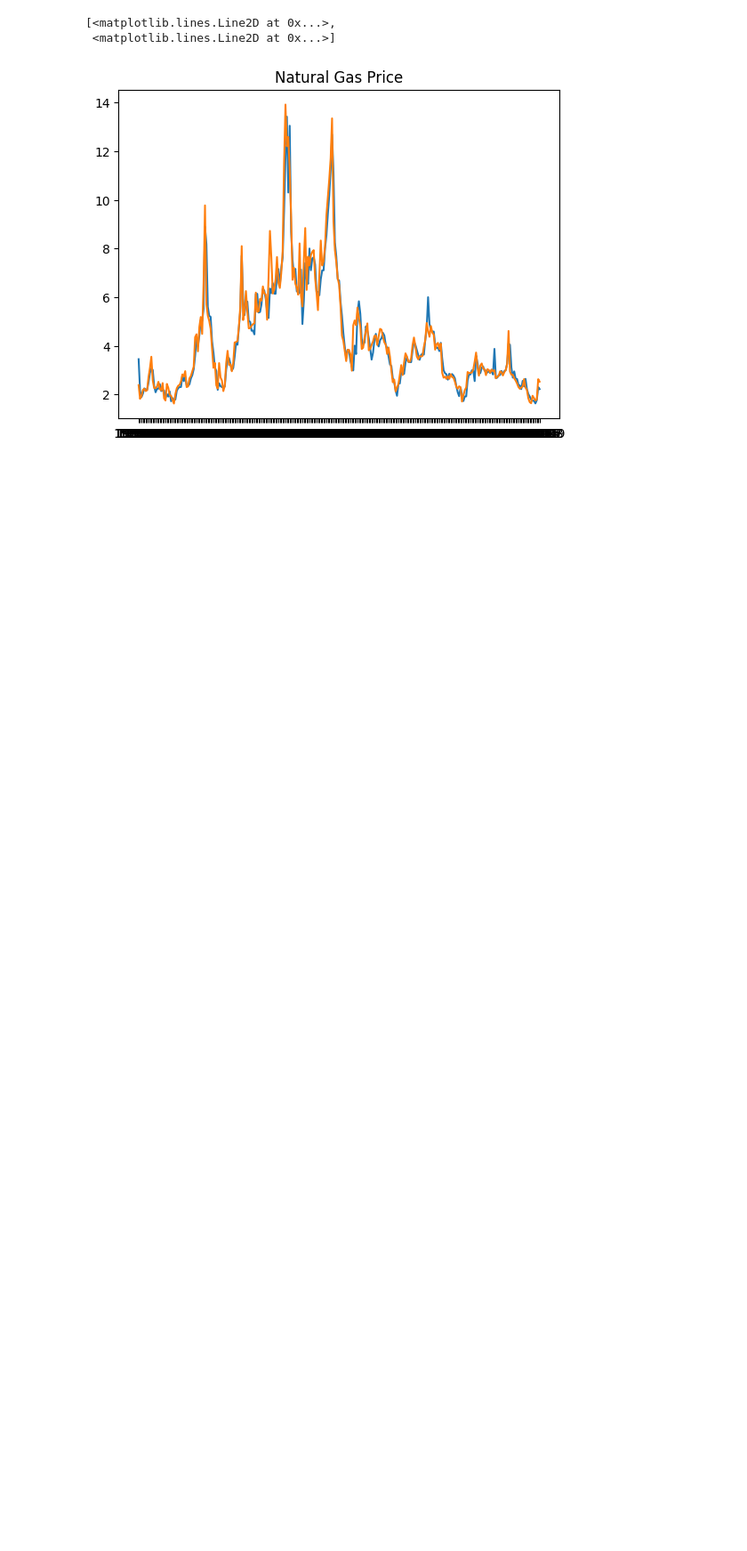
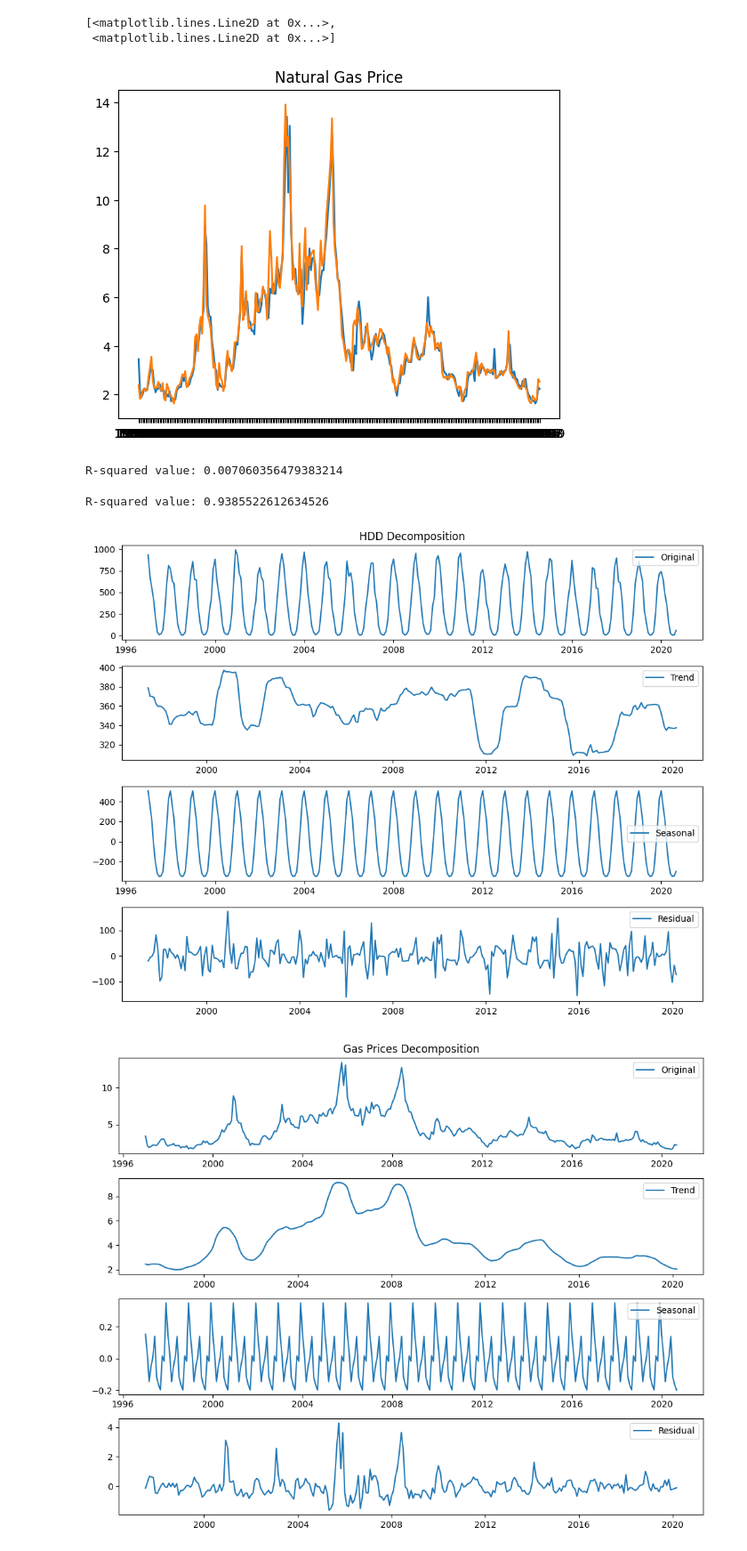
Before and after one commit to johnCavatelli/CS-5990-Gas-Price, a Jupyter notebook: main.ipynb, the cells around one changed output. Shown at 89% size. Cells and saved outputs as stored; diff of their text form; code cells hidden in the pictures; blank space fills up the shorter version.

```diff
--- a/main.ipynb
+++ b/main.ipynb
@@ -57,3 +56,56 @@ plt.plot(df4.Month, df4.Data2, df4.Data3)
 [<matplotlib.lines.Line2D at 0x...>,
  <matplotlib.lines.Line2D at 0x...>]
 [figure]
+# %%
+slope, intercept, r_value, p_value, std_err = linregress(df.Data1, df.Data2)
+r_squared = r_value ** 2
+
+print(f'R-squared value: {r_squared}')
+# %% [output]
+R-squared value: 0.007060356479383214
+# %%
+slope, intercept, r_value, p_value, std_err = linregress(df.Data2, df.Data3)
+r_squared = r_value ** 2
+
+print(f'R-squared value: {r_squared}')
+# %% [output]
+R-squared value: 0.9385522612634526
+# %%
+#Seasonal decomposition
+df = pd.read_csv("output.csv")
+
+df['Month'] = pd.to_datetime(df['Month'])
+df.set_index('Month', inplace=True)
+
+# Apply seasonal decomposition to HDD
+decomposition_hdd = seasonal_decompose(df['Data1'], model='additive', period=12)  # Adjust the period if needed
+
+# Apply seasonal decomposition to Gas Prices
+decomposition_gas = seasonal_decompose(df['Data2'], model='additive', period=12)  # Adjust the period if needed
+
+# Plot the decomposed components for HDD
+fig, axes = plt.subplots(4, 1, figsize=(10, 8))
+axes[0].set_title('HDD Decomposition')
+axes[0].plot(df['Data1'], label='Original')
+axes[1].plot(decomposition_hdd.trend, label='Trend')
+axes[2].plot(decomposition_hdd.seasonal, label='Seasonal')
+axes[3].plot(decomposition_hdd.resid, label='Residual')
+for ax in axes:
+    ax.legend()
+plt.tight_layout()
+plt.show()
+
+# Plot the decomposed components for Gas Prices
+fig, axes = plt.subplots(4, 1, figsize=(10, 8))
+axes[0].set_title('Gas Prices Decomposition')
+axes[0].plot(df['Data2'], label='Original')
+axes[1].plot(decomposition_gas.trend, label='Trend')
+axes[2].plot(decomposition_gas.seasonal, label='Seasonal')
+axes[3].plot(decomposition_gas.resid, label='Residual')
+for ax in axes:
+    ax.legend()
+plt.tight_layout()
+plt.show()
+# %% [output]
+[figure, added]
+[figure, added]
```
Also changed, not shown: parts of 6 cells of this notebook, 5 other files.
